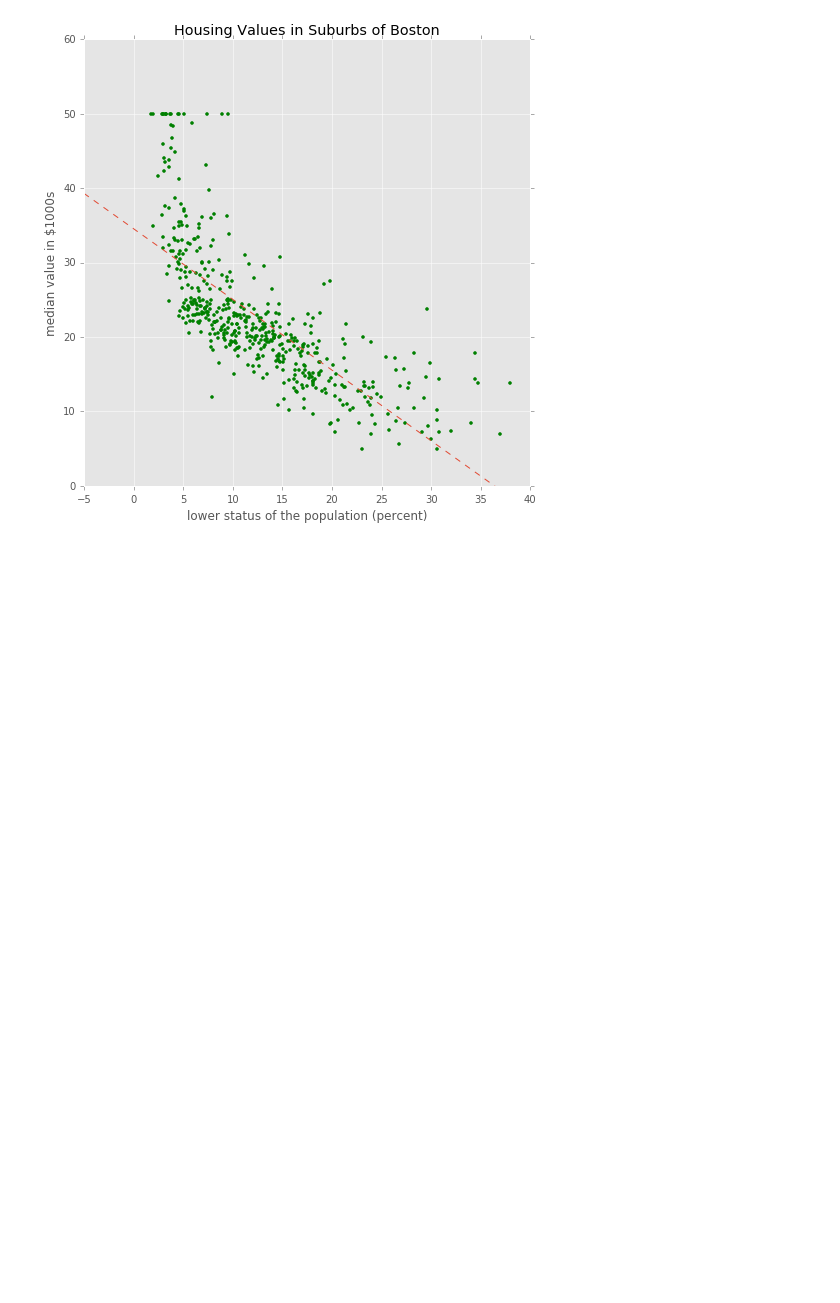
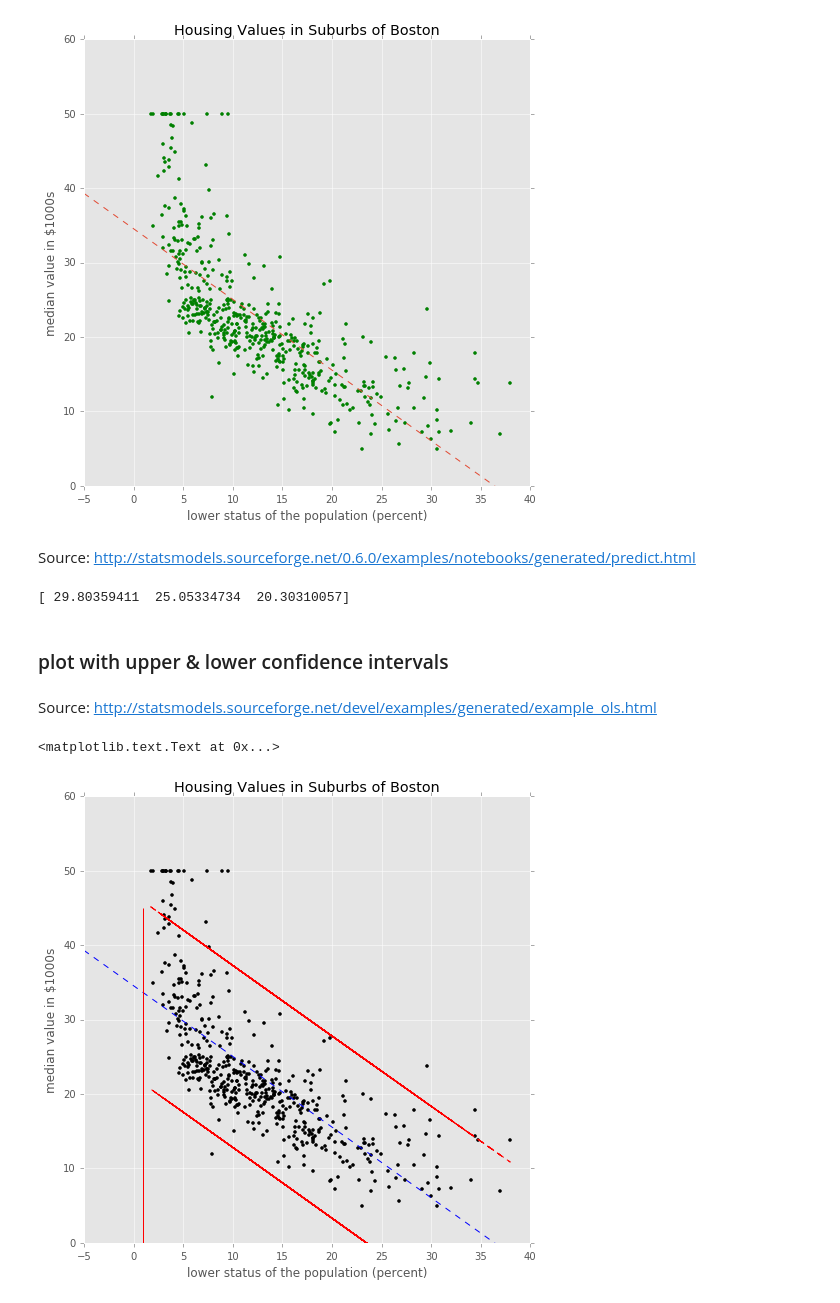
Before and after one commit to GucciTheCarpenter/ISLR_labs, a Jupyter notebook: ch03_Linear_Regression/regression.ipynb, the cells around one changed output. Saved outputs shown, nothing was run; the diff lists cells and outputs as text; code cells hidden in the pictures; blank space fills up the shorter version.

Commit message:
statsmodels done, basically

```diff
--- a/ch03_Linear_Regression/regression.ipynb
+++ b/ch03_Linear_Regression/regression.ipynb
@@ -103,8 +95,8 @@ X = Boston.lstat
 X = sm.add_constant(X)
 # %%
 model = sm.OLS(Boston.medv, X)
-results = model.fit()
-print results.summary()
+fit1 = model.fit()
+print fit1.summary()
 # %% [output]
                             OLS Regression Results
 ==============================================================================
@@ -123,3 +115,8 @@ Covariance Type:            nonrobust
 
 Warnings:
 [1] Standard Errors assume that the covariance matrix of the errors is correctly specified.
+# %%
+# OLS parameters
+# intercept & slope
+b, m = fit1.params
+print b, m
@@ -146,8 +145,3 @@ dtype: float64
 
 Residuals (Squared) Sum
 19472.3814183
-# %%
-# OLS parameters
-# intercept & slope
-b, m = results.params
-print b, m
@@ -163,3 +155,20 @@ plt.title('Housing Values in Suburbs of Boston')
 # %% [output]
 <matplotlib.text.Text at 0x...>
 [figure]
+# %% [markdown]
+Source: http://statsmodels.sourceforge.net/0.6.0/examples/notebooks/generated/predict.html
+# %%
+# prediction
+fit1.predict(X)
+X.shape
+x1n = np.linspace(5,15, 3)
+Xnew = np.reshape(x1n, (len(x1n),1))
+Xnew = sm.add_constant(Xnew)
+ynewpred =  fit1.predict(Xnew) # predict out of sample
+print(ynewpred)
+# %% [output]
+[ 29.80359411  25.05334734  20.30310057]
+# %% [markdown]
+### plot with upper & lower confidence intervals
+# %% [markdown]
+Source: http://statsmodels.sourceforge.net/devel/examples/generated/example_ols.html
@@ -165,0 +177,14 @@ plt.title('Housing Values in Suburbs of Boston')
+# %%
+fig = plt.figure(figsize=(8,8))
+plt.plot(Boston.lstat, Boston.medv, 'k.', xp, m*xp + b, 'b--')
+# Confidence intervals around the predictions are built using wls_prediction_std
+prstd, iv_l, iv_u = wls_prediction_std(results)
+plt.plot(X, iv_u, 'r--')
+plt.plot(X, iv_l, 'r--')
+plt.xlabel('lower status of the population (percent)')
+plt.ylabel('median value in $1000s')
+plt.ylim(0,60)
+plt.title('Housing Values in Suburbs of Boston')
+# %% [output]
+<matplotlib.text.Text at 0x...>
+[figure, added]
```
Also changed, not shown: parts of 40 cells of this notebook.
